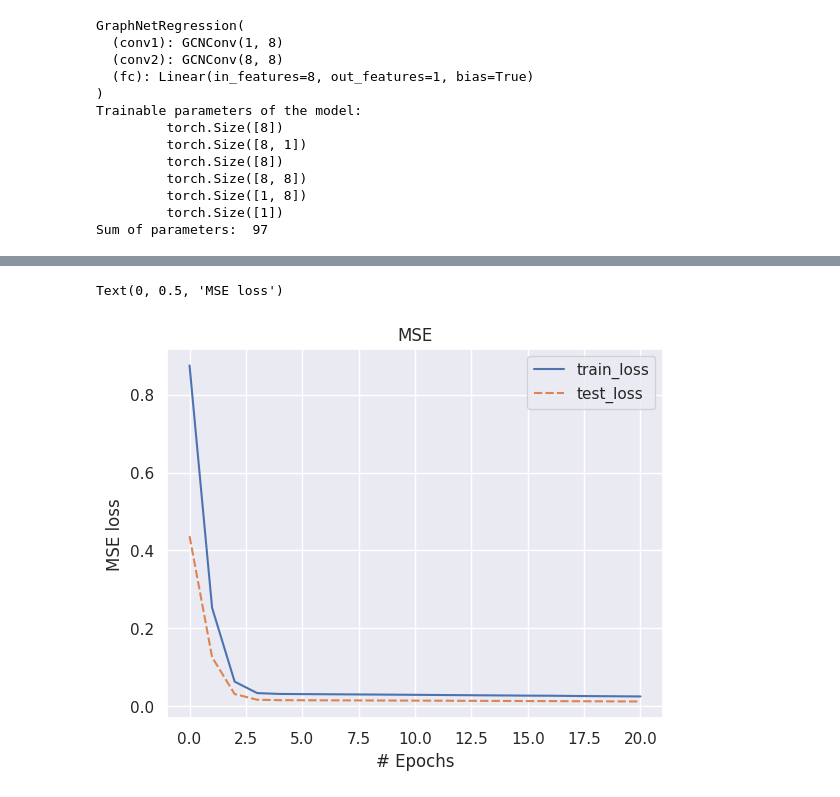
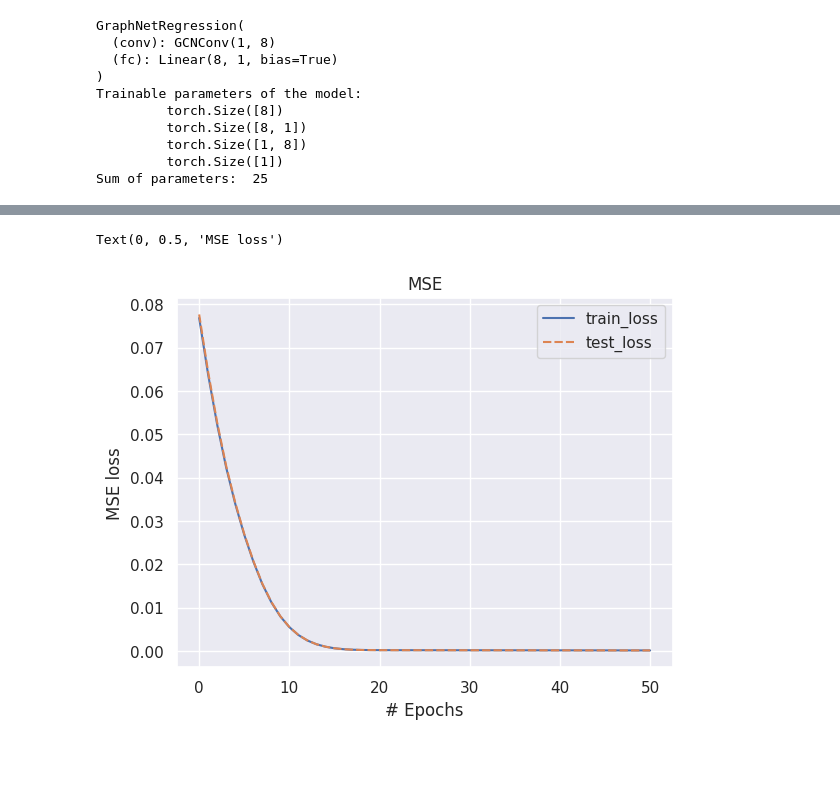
Before and after one commit to benbencik/sfg_gnn, a Jupyter notebook: notebooks/GCNConv.ipynb, the cells around one changed output, grey strips where cells are left out. Cells and saved outputs as stored; diff of their text form; code cells hidden in the pictures; blank space fills up the shorter version.

Commit message:
reduced network and added self loops

```diff
--- a/notebooks/GCNConv.ipynb
+++ b/notebooks/GCNConv.ipynb
@@ -19,12 +16,10 @@ from torch_geometric.loader import DataLoader
 """ Create dataste of Pytorch Geometric Data objects """
 
 nnodes = 100
-nnfeature = 1
-nefeatures = 1
 dataset = []
 
-for _ in range(2000):
-    # undirected graph contains edges in both direcitons
+for _ in range(2500):
+    # create path grahp
     source_nodes, target_nodes = [], []
     edge_weights = []
     for i in range(1, nnodes+1):
@@ -37,11 +32,19 @@ for _ in range(2000):
     edge_index = torch.LongTensor([source_nodes, target_nodes])
     edge_weights = torch.tensor(edge_weights, dtype=torch.float)
 
-    # calculate resulting energy of the lattice
+    # calculate resulting energy
     energy = 0
     for i in range(1, nnodes):
         energy += x[i-1][0] * x[i][0] * edge_weights[(i-1)*2]
 
+    # add self loops
+    edge_index, edge_weights = add_remaining_self_loops(
+        edge_index=edge_index,
+        edge_attr=edge_weights,
+        fill_value=0
+    )
+
+    # join into dataset
     data = Data(x=x, edge_index=edge_index, edge_attr=edge_weights, y=energy/(nnodes*5))
     dataset.append(data)
 
@@ -57,14 +60,12 @@ torch_geometric.data.Dataset to a mini-batch.
 Data objects can be either of type Data or HeteroData.
 """
 
-
 split = (len(dataset) // 10) * 2
 train_dataset = dataset[split:]
 test_dataset = dataset[:split]
 
-
-train_loader = DataLoader(train_dataset, shuffle=True, batch_size=10)
-test_loader = DataLoader(test_dataset, shuffle=True, batch_size=5)
+train_loader = DataLoader(train_dataset, shuffle=True, batch_size=20)
+test_loader = DataLoader(test_dataset, shuffle=True, batch_size=10)
 print(f"Number of training graphs: {len(train_loader)}")
 print(f"Number of testing graphs: {len(test_loader)}")
 # %% [output]
@@ -89,18 +90,15 @@ visualize_graph(G)
 class GraphNetRegression(torch.nn.Module):
     def __init__(self, num_node_features, num_output_features):
         super(GraphNetRegression, self).__init__()
-        self.conv1 = GCNConv(num_node_features, 8, improved=True)
-        self.conv2 = GCNConv(8, 8, improved=True)
-        self.fc = nn.Linear(8, num_output_features)
+        self.conv = GCNConv(num_node_features, 8, improved=True)
+        self.fc = Linear(8, num_output_features)
 
     def forward(self, x, edge_index, edge_weighs, batch):
-        x = self.conv1(x, edge_index, edge_weighs)
+        x = self.conv(x, edge_index, edge_weighs)
         x = F.relu(x)
 
-        x = self.conv2(x, edge_index, edge_weighs)
-        x = F.relu(x)
+        x = pool.global_mean_pool(x, batch)
         x = self.fc(x)
-        x = pool.global_mean_pool(x, batch)
 
         x = x.flatten()
         return x
@@ -125,6 +123,7 @@ def train():
         optimizer.step()
         optimizer.zero_grad()
 
+
 def test(loader, epoch):
      model.eval()
      mse_loss = 0
@@ -132,7 +131,7 @@ def test(loader, epoch):
         out = model(data.x, data.edge_index, data.edge_weight, data.batch)
         loss = F.mse_loss(out, data.y)
         mse_loss += loss
-     return float(mse_loss)
+     return float(mse_loss) / len(loader)
 # %%
 """ Model parameters """
 
@@ -143,33 +142,29 @@ for p in model.parameters():
 print("Sum of parameters: ", sum(p.numel() for p in model.parameters() if p.requires_grad))
 # %% [output]
 GraphNetRegression(
-  (conv1): GCNConv(1, 8)
-  (conv2): GCNConv(8, 8)
-  (fc): Linear(in_features=8, out_features=1, bias=True)
+  (conv): GCNConv(1, 8)
+  (fc): Linear(8, 1, bias=True)
 )
 Trainable parameters of the model:
          torch.Size([8])
          torch.Size([8, 1])
-         torch.Size([8])
-         torch.Size([8, 8])
          torch.Size([1, 8])
          torch.Size([1])
-Sum of parameters:  97
+Sum of parameters:  25
 # %%
-epoch = 20
+epoch = 50
 train_loss, test_loss = [], []
 for epoch in range(epoch+1):
     train()
     train_loss.append(test(train_loader, epoch))
     test_loss.append(test(test_loader, epoch))
     # wandb.log({"acc": train_loss[-1], "loss": test_loss[-1]})
-    print(f'Epoch: {epoch:03d}, Train Loss: {train_loss[-1]:.5f}, Test Loss: {test_loss[-1]:.5f}')
+    print(f'Epoch: {epoch:03d}, Train Loss: {train_loss[-1]:.8f}, Test Loss: {test_loss[-1]:.8f}')
 
 loss_df = pandas.DataFrame({'epochs': range(epoch+1), 'train_loss': train_loss, 'test_loss': test_loss})
 
 seaborn.set_theme()
 loss_plot = seaborn.lineplot(loss_df[['train_loss', 'test_loss']])
-# loss_plot = seaborn.lineplot(test_loss)
 loss_plot.set_title("MSE")
 loss_plot.set_xlabel("# Epochs")
 loss_plot.set_ylabel("MSE loss")
@@ -194,5 +189,5 @@ Epoch: 020, Train Loss: 0.02451, Test Loss: 0.01164
 Text(0, 0.5, 'MSE loss')
-[figure, old version]
+[figure, new version]
 # %%
 pred_df = pandas.DataFrame(columns=['pred', 'y_true', 'mse'])
 model.eval()
```
Also changed, not shown: parts of 6 cells of this notebook.
